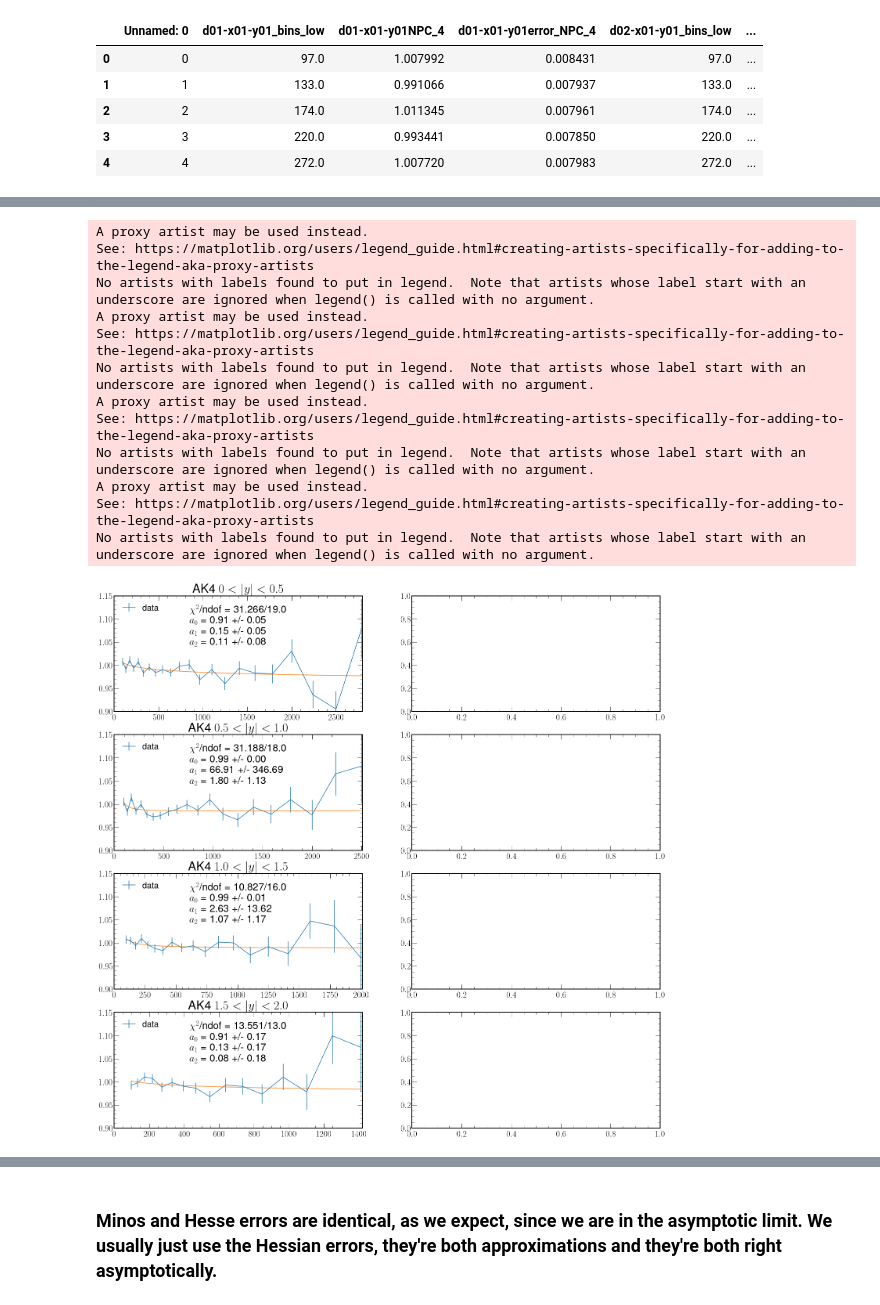
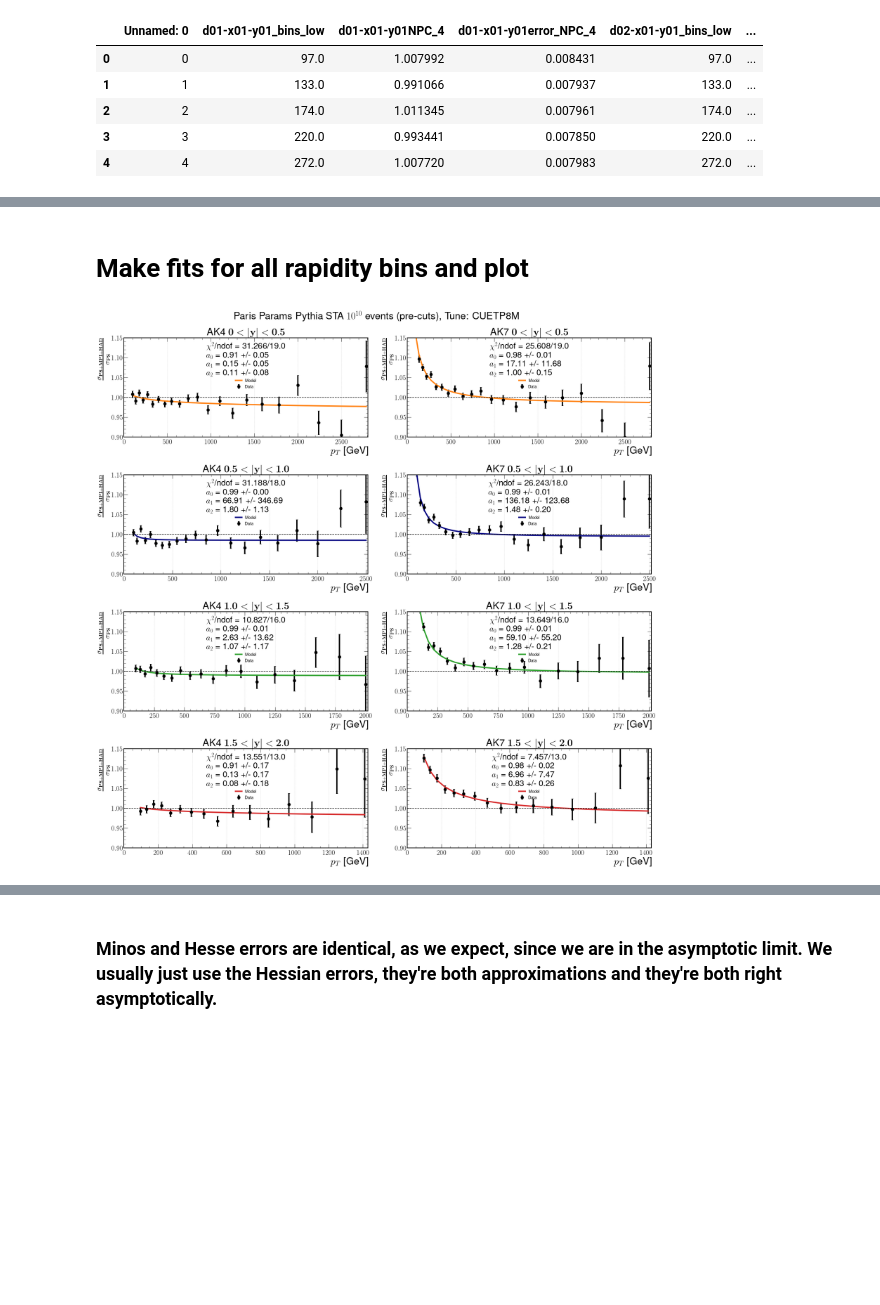
Before and after one commit to AliAlkadhim/NPC_Jets, a Jupyter notebook: fit_2.ipynb, the cells around one changed output, grey strips where cells are left out. Drawn from its saved outputs; the diff is of its cells as text; code cells hidden in the pictures; blank space fills up the shorter version.

```diff
--- a/fit_2.ipynb
+++ b/fit_2.ipynb
@@ -20,25 +21,25 @@ MAP_DICT_AK4 = {
     #AK4 JETS
     'd01-x01-y01' : {'y_range':(0,0.5),
                                 'n_bins': 22,
-                                'ylabel':'AK4 $0<|y|<0.5$',
+                                'ylabel':'AK4 $\mathbf{0<|y|<0.5}$',
                                 'color':'tab:orange',
                                 'xfitter_file':'NP_y0.dat'},
 
  'd02-x01-y01' :  {'y_range':(0.5,1),
                                 'n_bins': 21,
-                                'ylabel':'AK4 $0.5<|y|<1.0$',
+                                'ylabel':'AK4 $\mathbf{0.5<|y|<1.0}$',
                                 'color':'navy',
                                 'xfitter_file':'NP_y1.dat'},
 
   'd03-x01-y01':  {'y_range':(1,1.5),
                                 'n_bins': 19,
-                                'ylabel': 'AK4 $1.0<|y|<1.5$',
+                                'ylabel': 'AK4 $\mathbf{1.0<|y|<1.5}$',
                                 'color':'tab:green',
                                 'xfitter_file':'NP_y2.dat'},
 
    'd04-x01-y01': {'y_range':(1.5,2),
                                 'n_bins': 16, #15 for ordinary, 16 for RAW
-                                'ylabel': 'AK4 $1.5<|y|<2.0$',
+                                'ylabel': 'AK4 $\mathbf{1.5<|y|<2.0}$',
                                 'color':'tab:red',
                                 'xfitter_file':'NP_y3.dat'}
 }
@@ -47,26 +48,26 @@ MAP_DICT_AK7 = {
    #AK 7
     'd21-x01-y01': {'y_range':(0,0.5),
                                 'n_bins': 22,
-                                'ylabel':'AK7 $0<|y|<0.5$',
+                                'ylabel':'AK7 $\mathbf{0<|y|<0.5}$',
                                 'color':'tab:orange',
                                 'xfitter_file':'NP_y0.dat'},
 
     'd22-x01-y01': {'y_range':(0.5,1),
                                 'n_bins': 21,
-                                'ylabel':'AK7 $0.5<|y|<1.0$',
+                                'ylabel':'AK7 $\mathbf{0.5<|y|<1.0}$',
                                 'color':'navy',
                                 'xfitter_file':'NP_y1.dat'
                                 },
 
     'd23-x01-y01': {'y_range':(1,1.5),
                                 'n_bins': 19,
-                                'ylabel': 'AK7 $1.0<|y|<1.5$',
+                                'ylabel': 'AK7 $\mathbf{1.0<|y|<1.5}$',
                                 'color':'tab:green',
                                  'xfitter_file':'NP_y2.dat'},
 
     'd24-x01-y01': {'y_range':(1.5,2),
                                 'n_bins': 16, #15 for ordinary, 16 for RAW
-                                'ylabel': 'AK7 $1.5<|y|<2.0$',
+                                'ylabel': 'AK7 $\mathbf{1.5<|y|<2.0}$',
                                 'color':'tab:red',
                                 'xfitter_file':'NP_y3.dat'}
 
@@ -178,6 +179,8 @@ $\nu = N - N_f$
 Where $N$ is the number of bins and $N_f=3$ is the number of parameters in our model
 # %%
 df_4 = pd.read_csv(DIR+'/df_4.csv')
+df_7 = pd.read_csv(DIR+'/df_7.csv')
+
 df_4.head()
 # %% [output]
 |  | Unnamed: 0 | d01-x01-y01_bins_low | d01-x01-y01NPC_4 | d01-x01-y01error_NPC_4 | d02-x01-y01_bins_low | ... |
@@ -222,4 +222,11 @@ def get_NPC(ybin, R):
         error_NPC=error_NPC[:nbins]
     elif R==0.7:
         df = pd.read_csv(DIR+'/df_7.csv')
+        nbins=MAP_DICT_AK7[ybin]['n_bins']
+        edges = df[ybin + '_bins_low']
+        edges=edges[:nbins]
+        NPC = df[ybin +'NPC_7']
+        NPC = NPC[:nbins]
+        error_NPC = df_7[ybin+'error_NPC_7']
+        error_NPC=error_NPC[:nbins]
     return edges, NPC, error_NPC
@@ -278 +326,3 @@ m.migrad()
+# %% [markdown]
+# Make fits for all rapidity bins and plot
 # %%
@@ -313,16 +403,4 @@ def plot_fits():
 # %%
-plot_fits()
+plot_fits(DIR=DIR)
 # %% [output]
-A proxy artist may be used instead.
-See: https://matplotlib.org/users/legend_guide.html#creating-artists-specifically-for-adding-to-the-legend-aka-proxy-artists
-No artists with labels found to put in legend.  Note that artists whose label start with an underscore are ignored when legend() is called with no argument.
-A proxy artist may be used instead.
-See: https://matplotlib.org/users/legend_guide.html#creating-artists-specifically-for-adding-to-the-legend-aka-proxy-artists
-No artists with labels found to put in legend.  Note that artists whose label start with an underscore are ignored when legend() is called with no argument.
-A proxy artist may be used instead.
-See: https://matplotlib.org/users/legend_guide.html#creating-artists-specifically-for-adding-to-the-legend-aka-proxy-artists
-No artists with labels found to put in legend.  Note that artists whose label start with an underscore are ignored when legend() is called with no argument.
-A proxy artist may be used instead.
-See: https://matplotlib.org/users/legend_guide.html#creating-artists-specifically-for-adding-to-the-legend-aka-proxy-artists
-No artists with labels found to put in legend.  Note that artists whose label start with an underscore are ignored when legend() is called with no argument.
-[figure, old version]
+[figure, new version]
```
Also changed, not shown: parts of 21 cells of this notebook, 1 other file.
